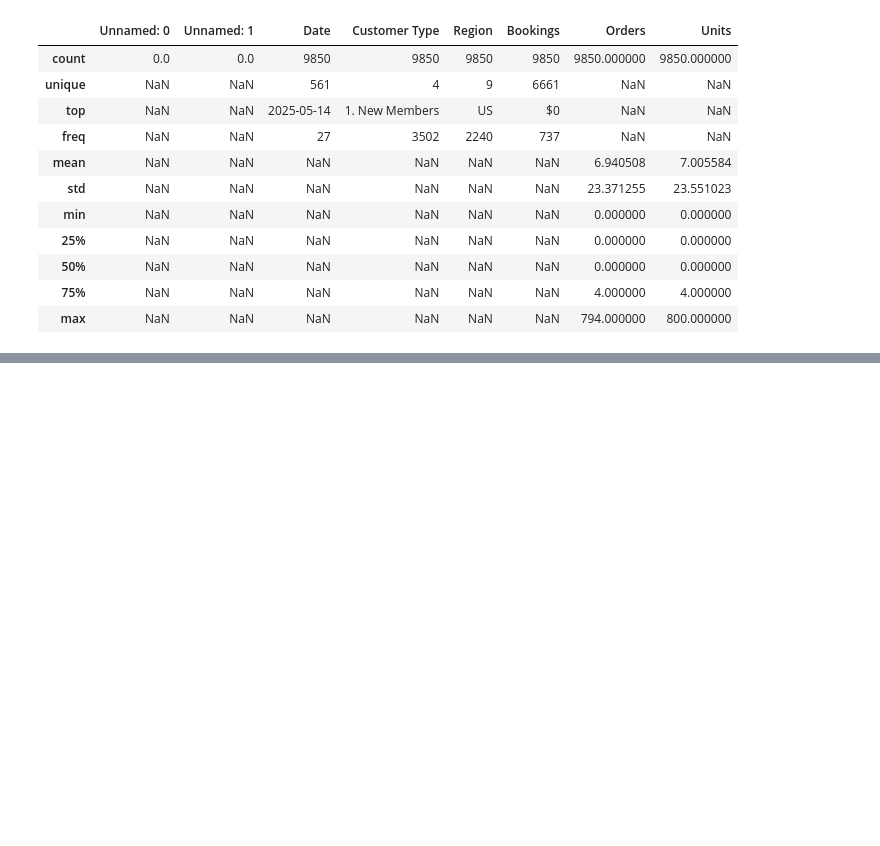
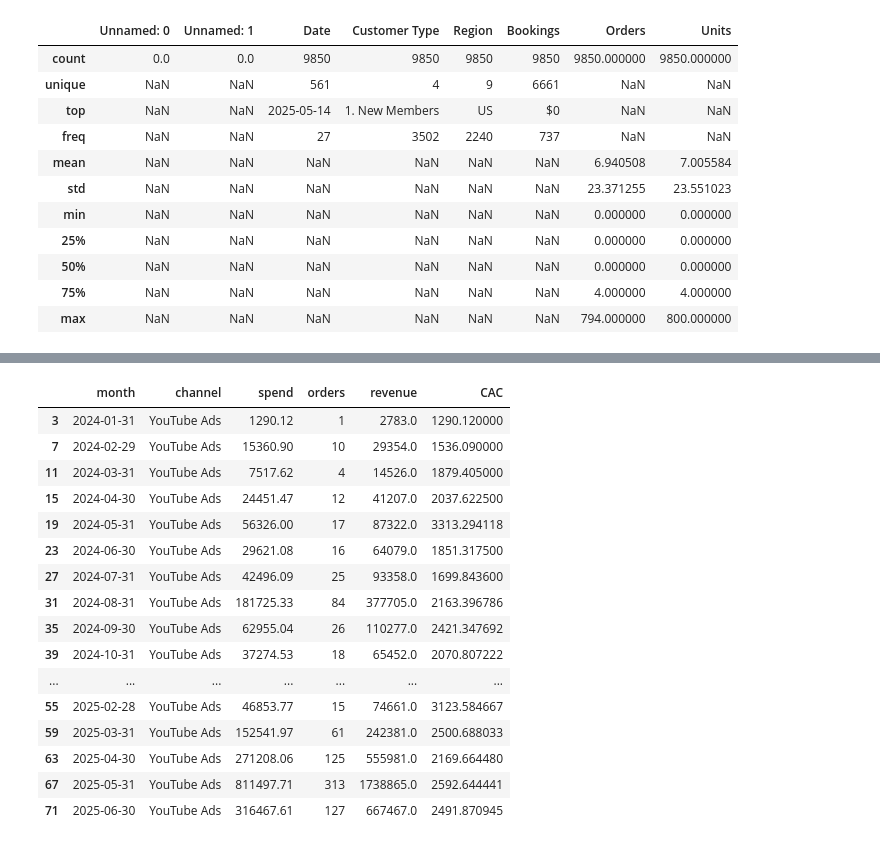
Before and after one commit to manoloah/eightsleepbusinesscase, a Jupyter notebook: jupyter-notebook/Data_exploration_8sleep_BC.ipynb, the cells around one changed output, grey strips where cells are left out. Saved outputs shown, nothing was run; the diff lists cells and outputs as text; code cells hidden in the pictures; blank space fills up the shorter version.

```diff
--- a/jupyter-notebook/Data_exploration_8sleep_BC.ipynb
+++ b/jupyter-notebook/Data_exploration_8sleep_BC.ipynb
@@ -110,0 +289,20 @@ memory usage: 615.8+ KB
+# %%
+monthly[monthly["channel"]=="YouTube Ads"]
+# %% [output]
+|  | month | channel | spend | orders | revenue | CAC |
+| 3 | 2024-01-31 | YouTube Ads | 1290.12 | 1 | 2783.0 | 1290.120000 |
+| 7 | 2024-02-29 | YouTube Ads | 15360.90 | 10 | 29354.0 | 1536.090000 |
+| 11 | 2024-03-31 | YouTube Ads | 7517.62 | 4 | 14526.0 | 1879.405000 |
+| 15 | 2024-04-30 | YouTube Ads | 24451.47 | 12 | 41207.0 | 2037.622500 |
+| 19 | 2024-05-31 | YouTube Ads | 56326.00 | 17 | 87322.0 | 3313.294118 |
+| 23 | 2024-06-30 | YouTube Ads | 29621.08 | 16 | 64079.0 | 1851.317500 |
+| 27 | 2024-07-31 | YouTube Ads | 42496.09 | 25 | 93358.0 | 1699.843600 |
+| 31 | 2024-08-31 | YouTube Ads | 181725.33 | 84 | 377705.0 | 2163.396786 |
+| 35 | 2024-09-30 | YouTube Ads | 62955.04 | 26 | 110277.0 | 2421.347692 |
+| 39 | 2024-10-31 | YouTube Ads | 37274.53 | 18 | 65452.0 | 2070.807222 |
+| ... | ... | ... | ... | ... | ... | ... |
+| 55 | 2025-02-28 | YouTube Ads | 46853.77 | 15 | 74661.0 | 3123.584667 |
+| 59 | 2025-03-31 | YouTube Ads | 152541.97 | 61 | 242381.0 | 2500.688033 |
+| 63 | 2025-04-30 | YouTube Ads | 271208.06 | 125 | 555981.0 | 2169.664480 |
+| 67 | 2025-05-31 | YouTube Ads | 811497.71 | 313 | 1738865.0 | 2592.644441 |
+| 71 | 2025-06-30 | YouTube Ads | 316467.61 | 127 | 667467.0 | 2491.870945 |
```
Also changed, not shown: parts of 11 cells of this notebook, 5 other files.
